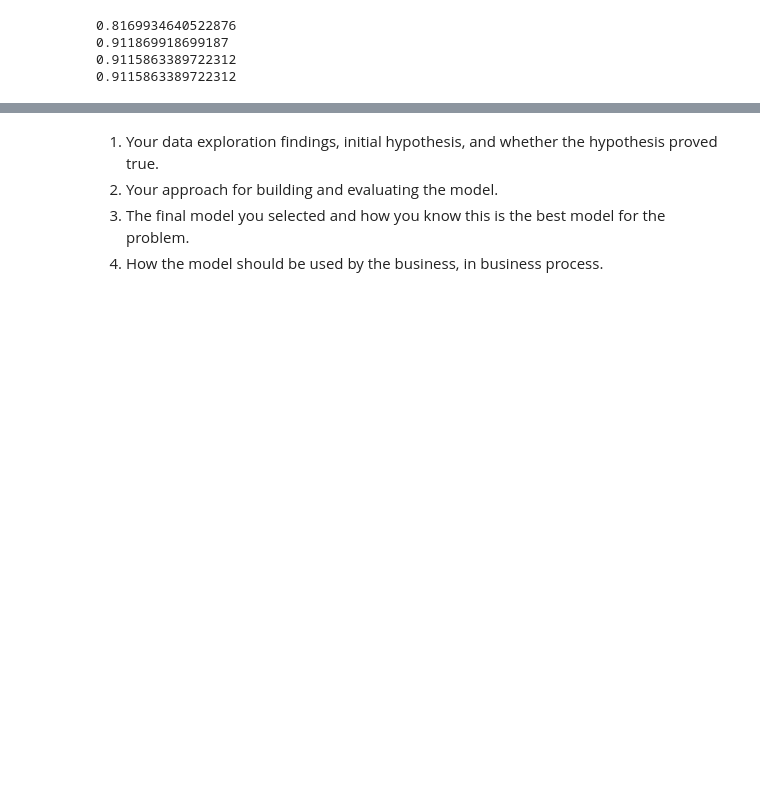
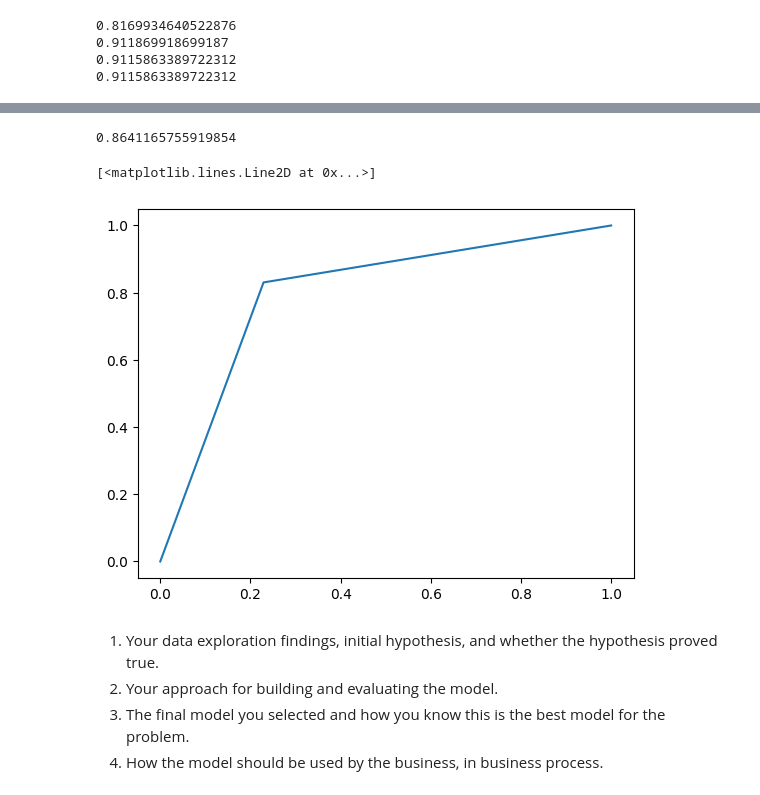
Before and after one commit to rach282/schulich_data_science, a Jupyter notebook: final exam.ipynb, the cells around one changed output, grey strips where cells are left out. Cells and saved outputs as stored; diff of their text form; code cells hidden in the pictures; blank space fills up the shorter version.

```diff
--- a/final exam.ipynb
+++ b/final exam.ipynb
@@ -346,3 +403,21 @@ best_logistic_params, best_logistic_score
+# %%
+y_pred_new = []
+for i in log_pred_prob[:,1]:
+  if i < 0.7007985000648502:
+    y_pred_new.append(0)
+  else:
+    y_pred_new.append(1)
+# %%
+print(f1_score(y_pred_new,y_test))
+# %% [output]
+0.8641165755919854
+# %%
+fpr, tpr, tresholds = roc_curve(y_test,y_pred_new)
+# %%
+plt.plot(fpr,tpr)
+# %% [output]
+[<matplotlib.lines.Line2D at 0x...>]
+[figure, added]
 # %% [markdown]
 1. Your data exploration findings, initial hypothesis, and whether the hypothesis proved true.
 2. Your approach for building and evaluating the model.
```
Also changed, not shown: parts of 8 cells of this notebook.
